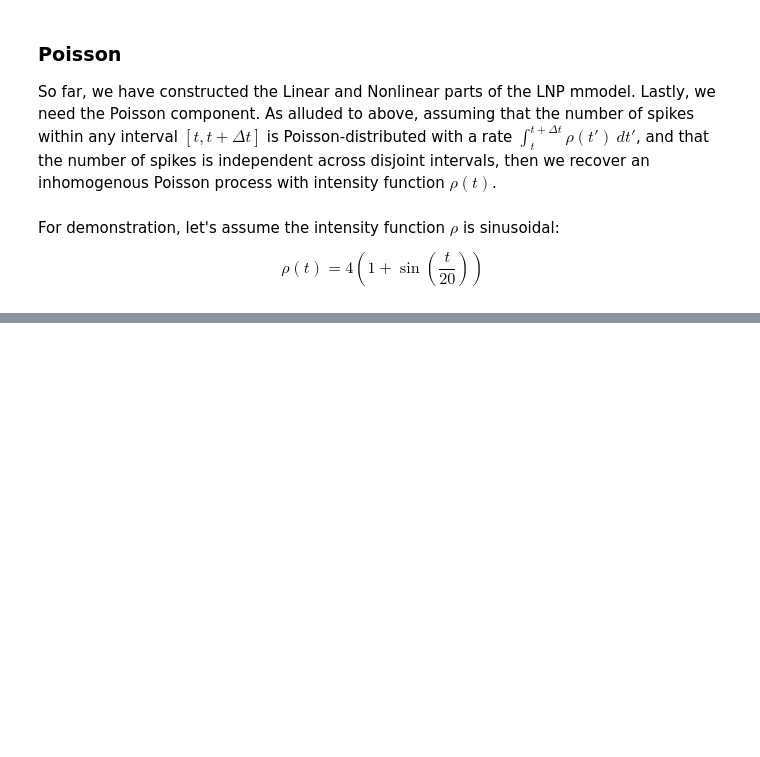
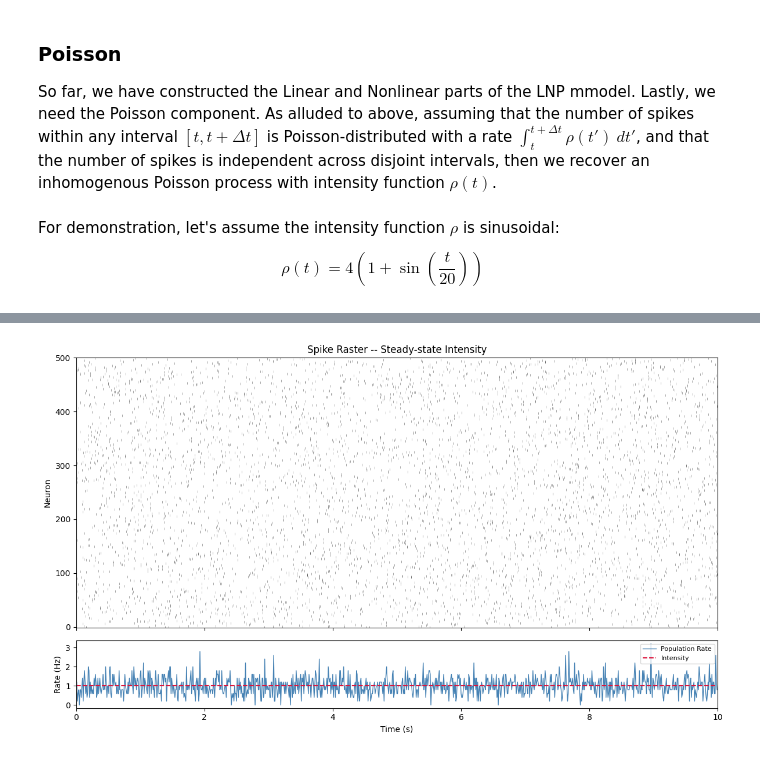
Before and after one commit to cory-wu/CCN-demos, a Jupyter notebook: Ch2/LNP.ipynb, the cells around one changed output, grey strips where cells are left out. Saved outputs shown, nothing was run; the diff lists cells and outputs as text; code cells hidden in the pictures; blank space fills up the shorter version.

```diff
--- a/Ch2/LNP.ipynb
+++ b/Ch2/LNP.ipynb
@@ -117,0 +150,35 @@ plot.show()
+# %%
+num_neurons = 500
+spike_matrix = np.array([
+    generate_spikes(num_steps, dt, intensity)
+    for _ in range(num_neurons)
+])
+
+# Raster plot
+fig, axes = plt.subplots(2, 1, figsize = (12,7), gridspec_kw={"height_ratios": [4,1]})
+
+ax = axes[0]
+for neuron_idx, spike_train in enumerate(spike_matrix):
+    spike_times = time[spike_train == 1]
+    ax.scatter(spike_times, np.full_like(spike_times, neuron_idx), marker = "|", s=8, c="black", lw=0.4, alpha = 0.6)
+
+ax.set_ylabel("Neuron")
+ax.set_xlim(0, t_max)
+ax.set_ylim(-1, num_neurons)
+ax.set_title("Spike Raster -- Steady-state Intensity")
+ax.set_xticklabels([])
+
+# Population firing rate
+ax2 = axes[1]
+pop_rate = spike_matrix.sum(axis=0) / (num_neurons * dt)
+ax2.plot(time, pop_rate, color="steelblue", lw=1, label="Population Rate")
+ax2.plot(time, intensity, color="crimson", lw=1.5, linestyle="--", label="Intensity")
+ax2.set_xlabel("Time (s)")
+ax2.set_ylabel("Rate (Hz)")
+ax2.legend(loc="upper right", fontsize=8)
+ax2.set_xlim(0, t_max)
+
+plt.tight_layout()
+plt.show()
+# %% [output]
+[figure, added]
```
Also changed, not shown: parts of 9 cells of this notebook, 2 other files.
